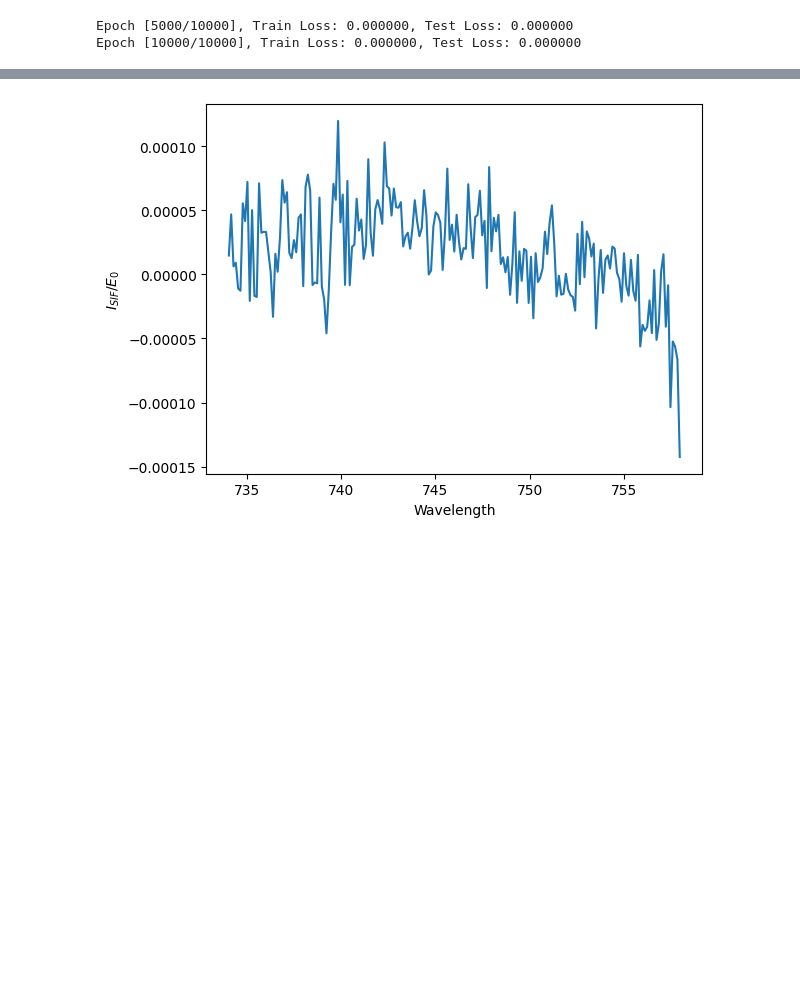
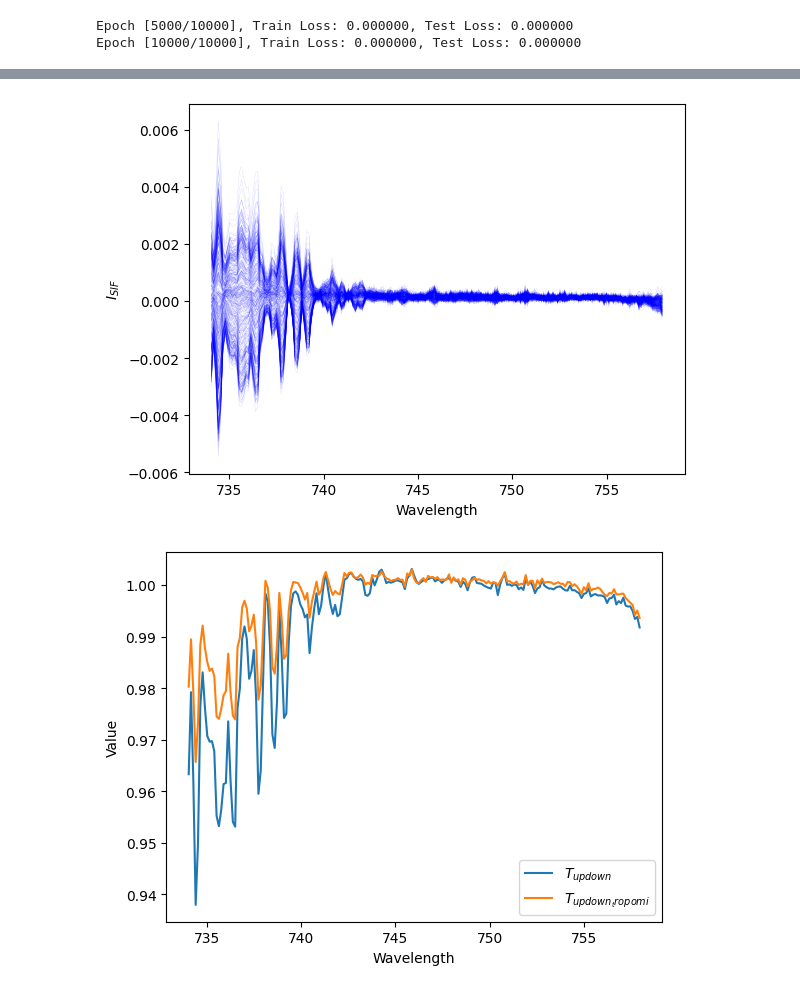
Before and after one commit to raviolihui/SIFretrieval, a Jupyter notebook: africaexampleCNN.ipynb, the cells around one changed output, grey strips where cells are left out. Drawn from its saved outputs; the diff is of its cells as text; code cells hidden in the pictures; blank space fills up the shorter version.

```diff
--- a/africaexampleCNN.ipynb
+++ b/africaexampleCNN.ipynb
@@ -9,0 +13,9 @@ import math
+# %%
+#Identify scanline in groundpixel 224 with clouds
+scanline = africa.variables['scanline']
+groundpixel = africa.variables['ground_pixel']
+scanline_nocloud = []
+for n in range(406):
+    if africa.variables['CloudFraction'][0,n,224]<0.5:
+        scanline_nocloud.append(n)
+len(scanline_nocloud)
@@ -76,7 +91,7 @@ class SimpleSpectralCNN(nn.Module):
         # We need to compute the size after the convolutions and pooling.
         # For an input length of 195, after one pooling (kernel 2) the length becomes ~97 or 98.
         # For simplicity, let's assume it reduces to 97, and with 32 channels: 32*97.
-        self.fc = nn.Linear(32 * 203, 1)  # For a regression output
+        self.fc = nn.Linear(32 * 185, 1)  # For a regression output
 
     def forward(self, x):
         x = F.relu(self.conv1(x))
@@ -171,21 +213,37 @@ irradiance_vector = np.mean(irradiance_flux[:step*target_size].reshape(target_si
 # %%
-mu = np.cos(africa.variables["VZA"][0,:,224])
-mu_0 = np.cos(africa.variables["SZA"][0,:,224])
-mu_matrix = np.cos(np.tile(mu[:, np.newaxis], 195))
-mu_0_matrix = np.cos(np.tile(mu_0[:, np.newaxis], 195))
-reflectance_matrix = africa.variables['Reflectance'][0, :, 224, 276:471].data
-irradiance_matrix = np.tile(irradiance_vector.T, (406, 1))
+irradiance_matrix = np.tile(solspec.T, (370, 1))
 
 transmitance_matrix = np.exp(-(np.reciprocal(mu_matrix)+ np.reciprocal(mu_0_matrix))*predictions)
 up_transmitance_matrix = np.exp(-predictions/mu_matrix*(np.reciprocal(mu_matrix)/(np.reciprocal(mu_matrix) + np.reciprocal(mu_0_matrix))))
 
 #this multiplication is not precisely reflect because of really small computer error as in they are not exact values
 diff = reflectance_matrix - surf_albedo*transmitance_matrix
-I =np.cos(mu_0_matrix)*(diff)/(up_transmitance_matrix*math.pi) #is E_0 correct??? irradiance_matrix* I removed this as it was too large 50-100!!!
-plt.plot(wl[ind],I.mean(axis=0))
+I =irradiance_matrix*mu_0_matrix*(diff)/(up_transmitance_matrix*math.pi) #is E_0 correct??? irradiance_matrix* I removed this as it was too large 50-100!!!
+for n in range(370):
+    plt.plot(wl[ind],I[n], color = "blue", alpha=0.2, linewidth=0.2)
 plt.xlabel('Wavelength')
-plt.ylabel("$I_{SIF}/E_0$")
-#plt.savefig("SIF_retrieved_africa")
+plt.ylabel("$I_{SIF}$")
+#plt.savefig("SIF_retrieved_africa_irrad")
 plt.show()
+
+up_transmitance_tropomi = np.exp(-tau/mu_matrix*(np.reciprocal(mu_matrix)/(np.reciprocal(mu_matrix) + np.reciprocal(mu_0_matrix))))
+transmitance_tropomi = np.exp(-(np.reciprocal(mu_matrix) + np.reciprocal(mu_0_matrix))*tau)[100]
+modeled_reflectance = surf_albedo*transmitance_tropomi + up_transmitance_matrix*math.pi*I/(irradiance_matrix*mu_0_matrix)
+
+plt.plot(wl[ind], transmitance_matrix[100], label="$T_{updown}$")
+plt.plot(wl[ind],transmitance_tropomi , label="$T_{updown_tropomi}$")
+plt.xlabel('Wavelength')
+plt.ylabel('Value')
+plt.legend(loc="best")
+plt.show()
+
+plt.plot(wl[ind], reflectance_matrix[100], label="Reflectance tropomi")
+plt.plot(wl[ind], modeled_reflectance[100], label="Reflectance modeled")
+plt.plot(wl[ind], surf_albedo[100], label="Albedo modeled")
+plt.xlabel('Wavelength')
+plt.ylabel('Value')
+plt.legend(loc="best")
+plt.show()
 # %% [output]
-[figure, old version]
+[figure, new version]
+[figure, added]
```
Also changed, not shown: parts of 16 cells of this notebook, 4 other files.
